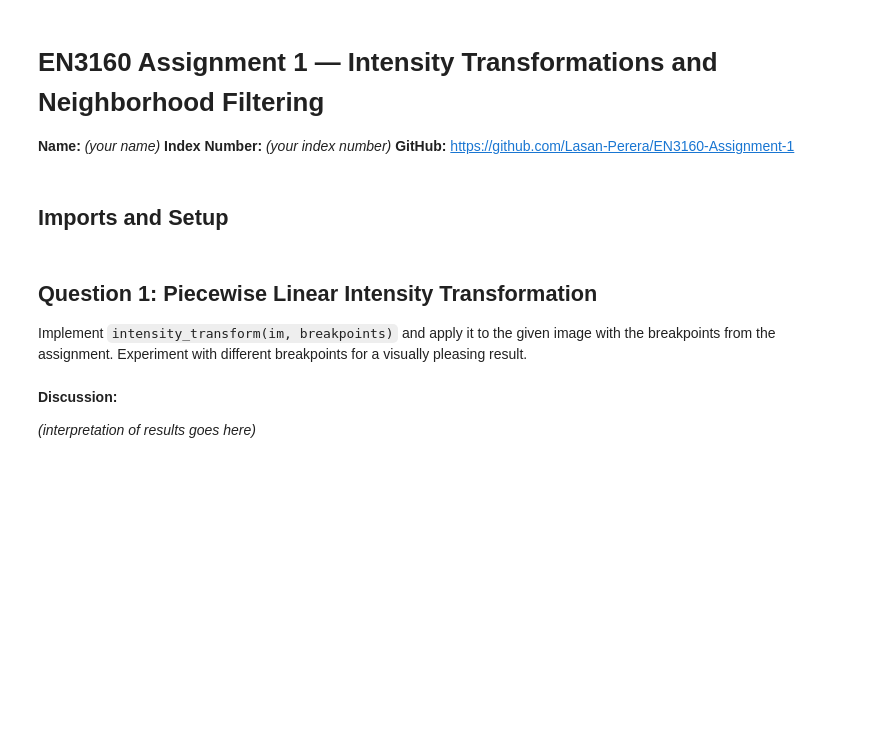
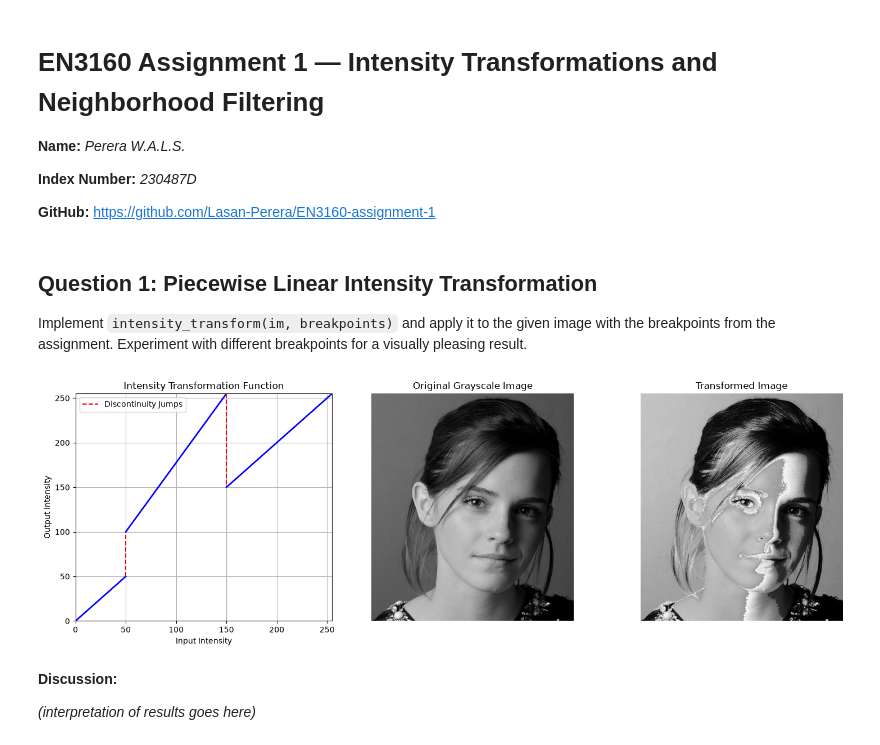
Before and after one commit to Lasan-Perera/EN3160-assignment-1, a Jupyter notebook: Assignment1.ipynb, the cells around one changed output. Saved outputs shown, nothing was run; the diff lists cells and outputs as text; code cells hidden in the pictures; blank space fills up the shorter version.

```diff
--- a/Assignment1.ipynb
+++ b/Assignment1.ipynb
@@ -1,23 +1,72 @@
 # %% [markdown]
 # EN3160 Assignment 1 — Intensity Transformations and Neighborhood Filtering
 
-**Name:** _(your name)_
-**Index Number:** _(your index number)_
-**GitHub:** https://github.com/Lasan-Perera/EN3160-Assignment-1
+**Name:** _Perera W.A.L.S._
+
+**Index Number:** _230487D_
+
+**GitHub:** https://github.com/Lasan-Perera/EN3160-assignment-1
-# %% [markdown]
-## Imports and Setup
-# %%
-import cv2 as cv
-import numpy as np
-import matplotlib.pyplot as plt
-
-plt.rcParams['figure.figsize'] = (10, 5)
-
-IMG_DIR = 'images'
 # %% [markdown]
 ## Question 1: Piecewise Linear Intensity Transformation
 
 Implement `intensity_transform(im, breakpoints)` and apply it to the given image with the breakpoints from the assignment. Experiment with different breakpoints for a visually pleasing result.
+# %%
+import cv2
+import numpy as np
+import matplotlib.pyplot as plt
+
+def intensity_transform_step(im):
+    lut = np.zeros(256, dtype=np.uint8)
+
+    # 0 <= x < 50 : y = x
+    lut[0:50] = np.arange(0, 50)
+
+    # 50 <= x < 150 : y maps from 100 to 255
+    lut[50:150] = np.linspace(100, 255, 100, endpoint=False).astype(np.uint8)
+
+    # 150 <= x <= 255 : y = x
+    lut[150:256] = np.arange(150, 256)
+
+    transformed_im = cv2.LUT(im, lut)
+    return transformed_im, lut
+
+# read the image in grayscale
+img_gray = cv2.imread('/home/lasan-perera/University(Aca)/CV Assignment 1/images/emma.jpg', cv2.IMREAD_GRAYSCALE)
+
+# apply the transformation
+transformed_img_gray, lut = intensity_transform_step(img_gray)
+
+fig, axes = plt.subplots(1, 3, figsize=(15, 5))
+
+# plot piecewise step transformation
+axes[0].plot([0, 50], [0, 50], 'b-', linewidth=2)
+axes[0].plot([50, 50], [50, 100], 'r--', linewidth=1.5, label='Discontinuity Jumps')
+axes[0].plot([50, 150], [100, 255], 'b-', linewidth=2)
+axes[0].plot([150, 150], [255, 150], 'r--', linewidth=1.5)
+axes[0].plot([150, 255], [150, 255], 'b-', linewidth=2)
+
+axes[0].set_title('Intensity Transformation Function')
+axes[0].set_xlabel('Input Intensity')
+axes[0].set_ylabel('Output Intensity')
+axes[0].set_xlim([0, 255])
+axes[0].set_ylim([0, 255])
+axes[0].grid(True)
+axes[0].legend()
+
+# original Image
+axes[1].imshow(img_gray, cmap='gray', vmin=0, vmax=255)
+axes[1].set_title('Original Grayscale Image')
+axes[1].axis('off')
+
+# transformed Image
+axes[2].imshow(transformed_img_gray, cmap='gray', vmin=0, vmax=255)
+axes[2].set_title('Transformed Image')
+axes[2].axis('off')
+
+plt.tight_layout()
+plt.show()
+# %% [output]
+[figure, added]
 # %% [markdown]
 **Discussion:**
 
```
Also changed, not shown: 18 other files.
